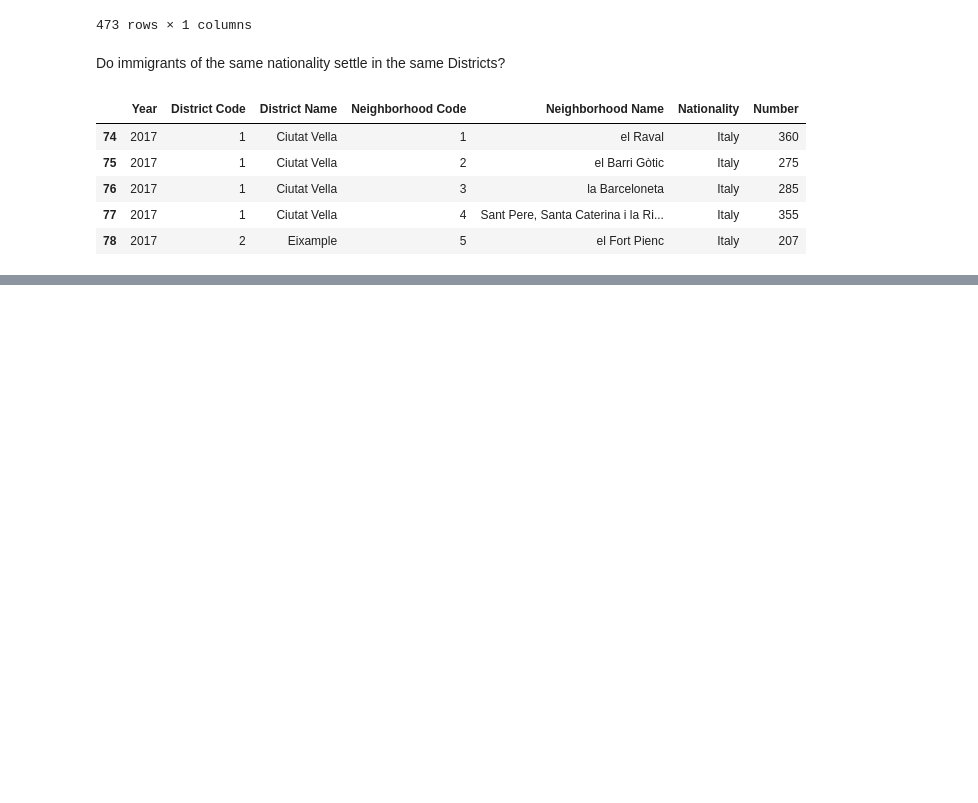
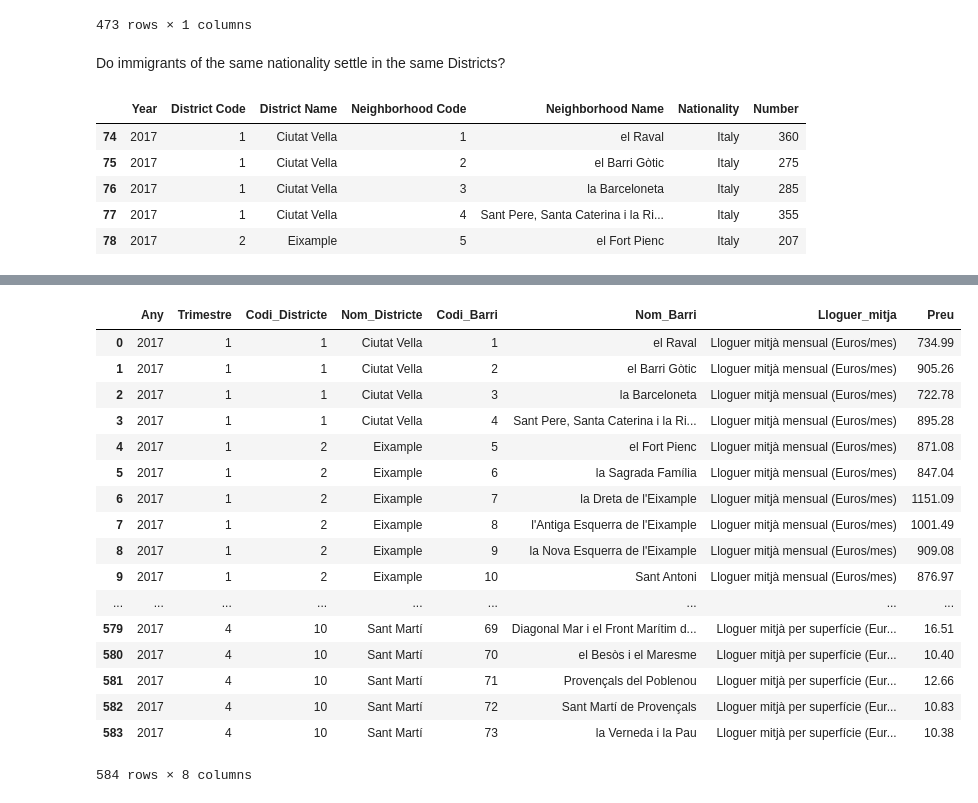
Before and after one commit to rubenmartinezlorente/Project-Week-2-Barcelona, a Jupyter notebook: your-project/Paula.ipynb, the cells around one changed output, grey strips where cells are left out. Drawn from its saved outputs; the diff is of its cells as text; code cells hidden in the pictures; blank space fills up the shorter version.

```diff
--- a/your-project/Paula.ipynb
+++ b/your-project/Paula.ipynb
@@ -223,0 +430,23 @@ foreigners.groupby(["District Name","Year"]).sum()
+# %%
+rent = pd.read_csv("/Users/p/Documents/Ironhack/Projects/Project-Week-2-Barcelona/datasets/6.-Extra/2017_lloguer_preu_trim.csv")
+# %%
+rent
+# %% [output]
+|  | Any | Trimestre | Codi_Districte | Nom_Districte | Codi_Barri | Nom_Barri | Lloguer_mitja | Preu |
+| 0 | 2017 | 1 | 1 | Ciutat Vella | 1 | el Raval | Lloguer mitjà mensual (Euros/mes) | 734.99 |
+| 1 | 2017 | 1 | 1 | Ciutat Vella | 2 | el Barri Gòtic | Lloguer mitjà mensual (Euros/mes) | 905.26 |
+| 2 | 2017 | 1 | 1 | Ciutat Vella | 3 | la Barceloneta | Lloguer mitjà mensual (Euros/mes) | 722.78 |
+| 3 | 2017 | 1 | 1 | Ciutat Vella | 4 | Sant Pere, Santa Caterina i la Ri... | Lloguer mitjà mensual (Euros/mes) | 895.28 |
+| 4 | 2017 | 1 | 2 | Eixample | 5 | el Fort Pienc | Lloguer mitjà mensual (Euros/mes) | 871.08 |
+| 5 | 2017 | 1 | 2 | Eixample | 6 | la Sagrada Família | Lloguer mitjà mensual (Euros/mes) | 847.04 |
+| 6 | 2017 | 1 | 2 | Eixample | 7 | la Dreta de l'Eixample | Lloguer mitjà mensual (Euros/mes) | 1151.09 |
+| 7 | 2017 | 1 | 2 | Eixample | 8 | l'Antiga Esquerra de l'Eixample | Lloguer mitjà mensual (Euros/mes) | 1001.49 |
+| 8 | 2017 | 1 | 2 | Eixample | 9 | la Nova Esquerra de l'Eixample | Lloguer mitjà mensual (Euros/mes) | 909.08 |
+| 9 | 2017 | 1 | 2 | Eixample | 10 | Sant Antoni | Lloguer mitjà mensual (Euros/mes) | 876.97 |
+| ... | ... | ... | ... | ... | ... | ... | ... | ... |
+| 579 | 2017 | 4 | 10 | Sant Martí | 69 | Diagonal Mar i el Front Marítim d... | Lloguer mitjà per superfície (Eur... | 16.51 |
+| 580 | 2017 | 4 | 10 | Sant Martí | 70 | el Besòs i el Maresme | Lloguer mitjà per superfície (Eur... | 10.40 |
+| 581 | 2017 | 4 | 10 | Sant Martí | 71 | Provençals del Poblenou | Lloguer mitjà per superfície (Eur... | 12.66 |
+| 582 | 2017 | 4 | 10 | Sant Martí | 72 | Sant Martí de Provençals | Lloguer mitjà per superfície (Eur... | 10.83 |
+| 583 | 2017 | 4 | 10 | Sant Martí | 73 | la Verneda i la Pau | Lloguer mitjà per superfície (Eur... | 10.38 |
+584 rows × 8 columns
```
Also changed, not shown: parts of 34 cells of this notebook.
